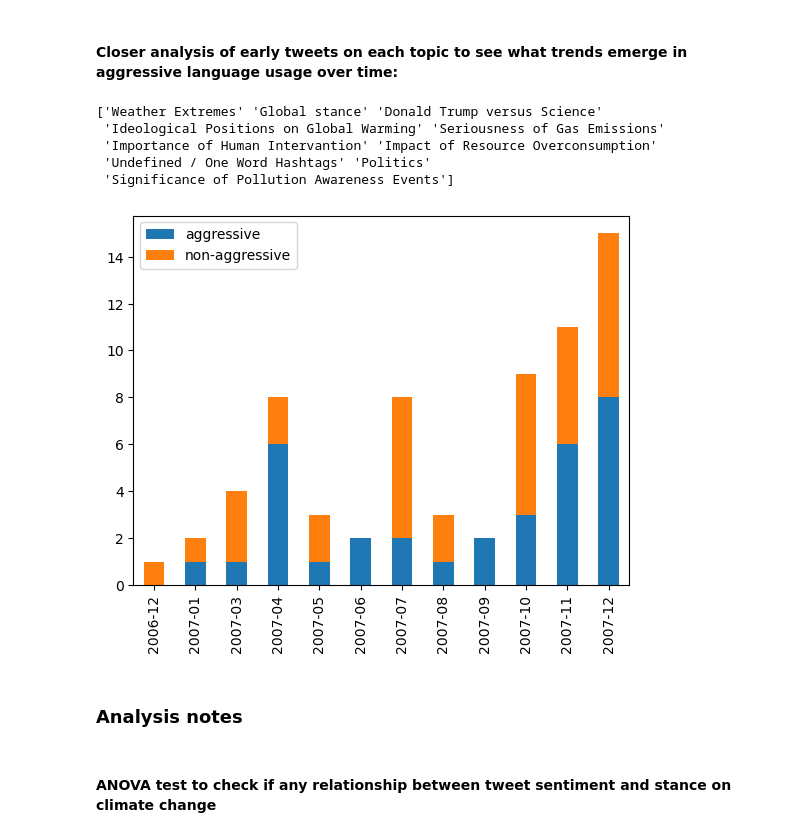
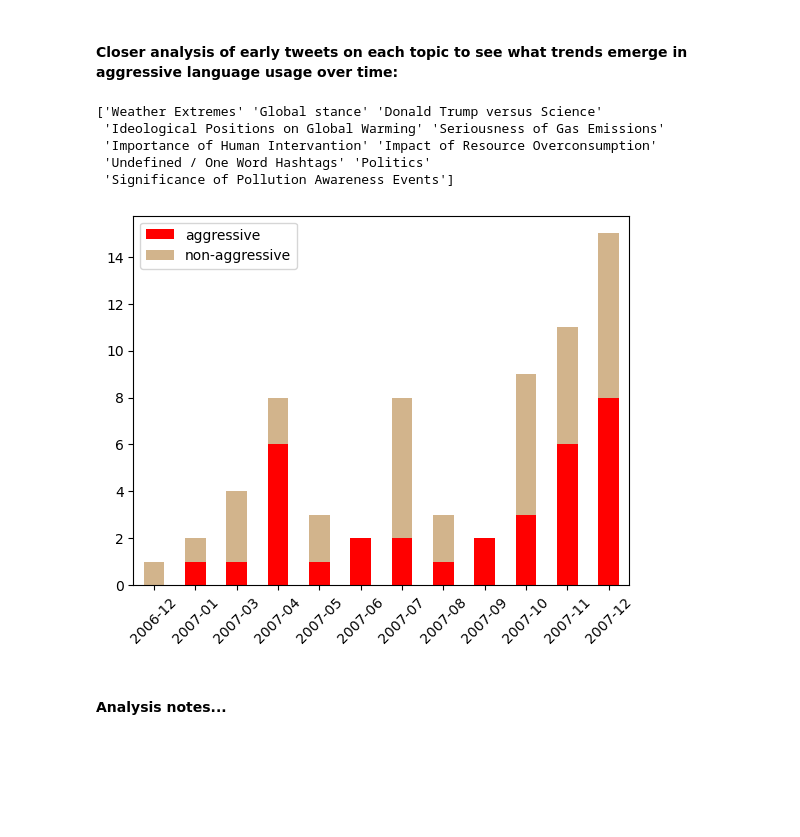
Before and after one commit to andcetera/Twitter-climate-change-sentiment, a Jupyter notebook: Tracking_Deniers_Over_Time.ipynb, the cells around one changed output. Drawn from its saved outputs; the diff is of its cells as text; code cells hidden in the pictures; blank space fills up the shorter version.

Commit message:
playing with colors

```diff
--- a/Tracking_Deniers_Over_Time.ipynb
+++ b/Tracking_Deniers_Over_Time.ipynb
@@ -195,36 +248,34 @@ t = "Weather Extremes"
 
 # How could this be changed to grab the first 12-15 values for each topic instead? (so a differenet date range for each topic?)
 
 dfyr = table.loc[(table['year'] <= year) & (table['topic'] == t), ['date','aggressiveness','Sentiment']]
 
 
 bottom = dfyr.loc[dfyr['aggressiveness'] == 'aggressive', 'date'].value_counts()
 top = dfyr.loc[dfyr['aggressiveness'] != 'aggressive', 'date'].value_counts()
 
 graph = pd.DataFrame({
     "aggressive": top,
     "non-aggressive": bottom
 })
 
 graph = graph.fillna(0)
 graph['non-aggressive'] = graph['non-aggressive'].astype('int')
 
-x = graph.plot.bar(stacked=True)
+x = graph.plot.bar(stacked=True, rot=45, color={'aggressive':'red', 'non-aggressive':'tan'})
 
 print(data['topic'].unique())
 plt.show()
 
 # add $ showing % aggression at the top of each bar (switch colors?)
 # add interactive feature last (cycle topics, change year or year range more easily
 # currently <= to start from beginning)
 # %% [output]
 ['Weather Extremes' 'Global stance' 'Donald Trump versus Science'
  'Ideological Positions on Global Warming' 'Seriousness of Gas Emissions'
  'Importance of Human Intervantion' 'Impact of Resource Overconsumption'
  'Undefined / One Word Hashtags' 'Politics'
  'Significance of Pollution Awareness Events']
-[figure, old version]
+[figure, new version]
 # %% [markdown]
-### Analysis notes
+#### Analysis notes...
-# %% [markdown]
-#### ANOVA test to check if any relationship between tweet sentiment and stance on climate change
```
Also changed, not shown: parts of 12 cells of this notebook, 2 other files.
